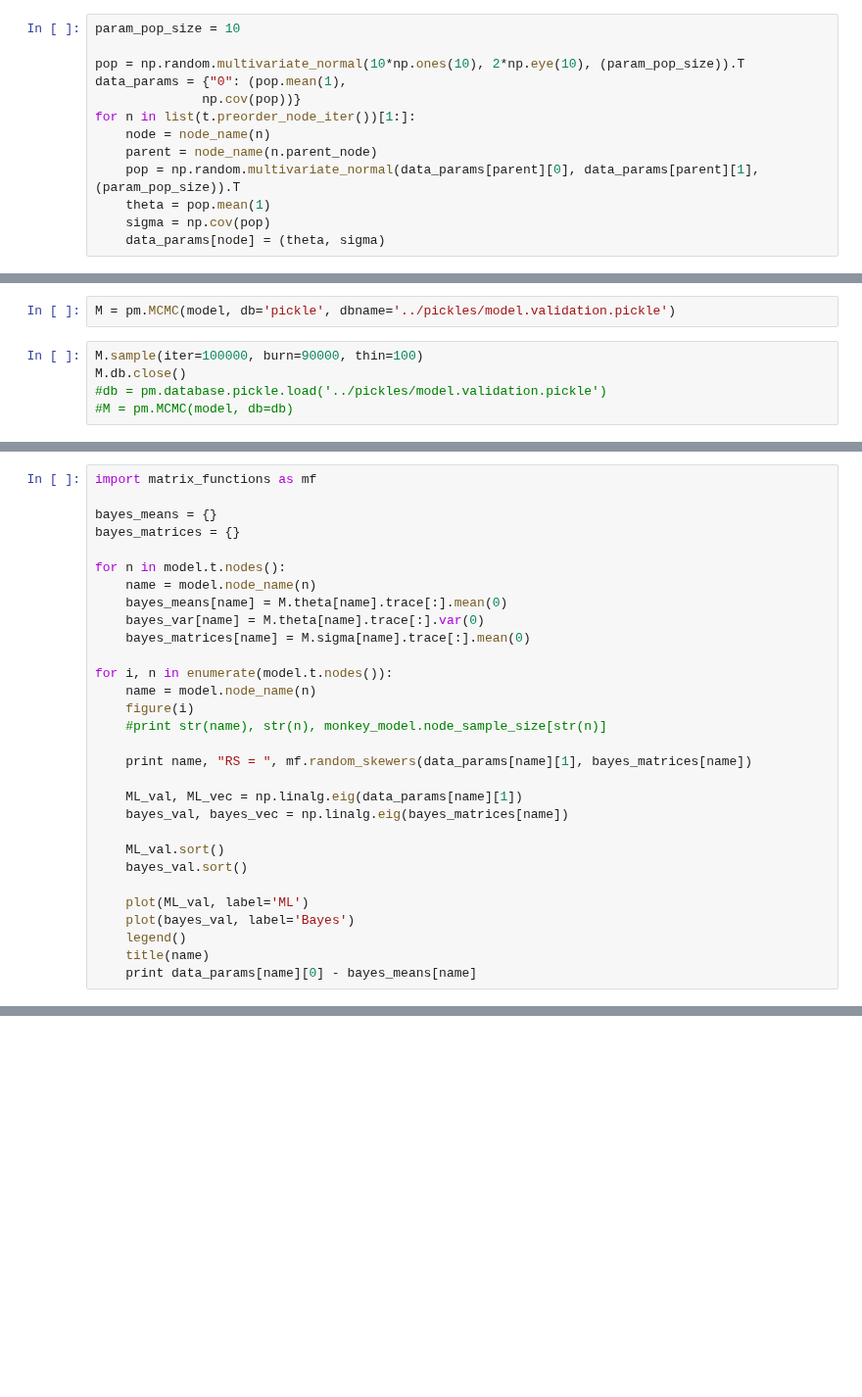
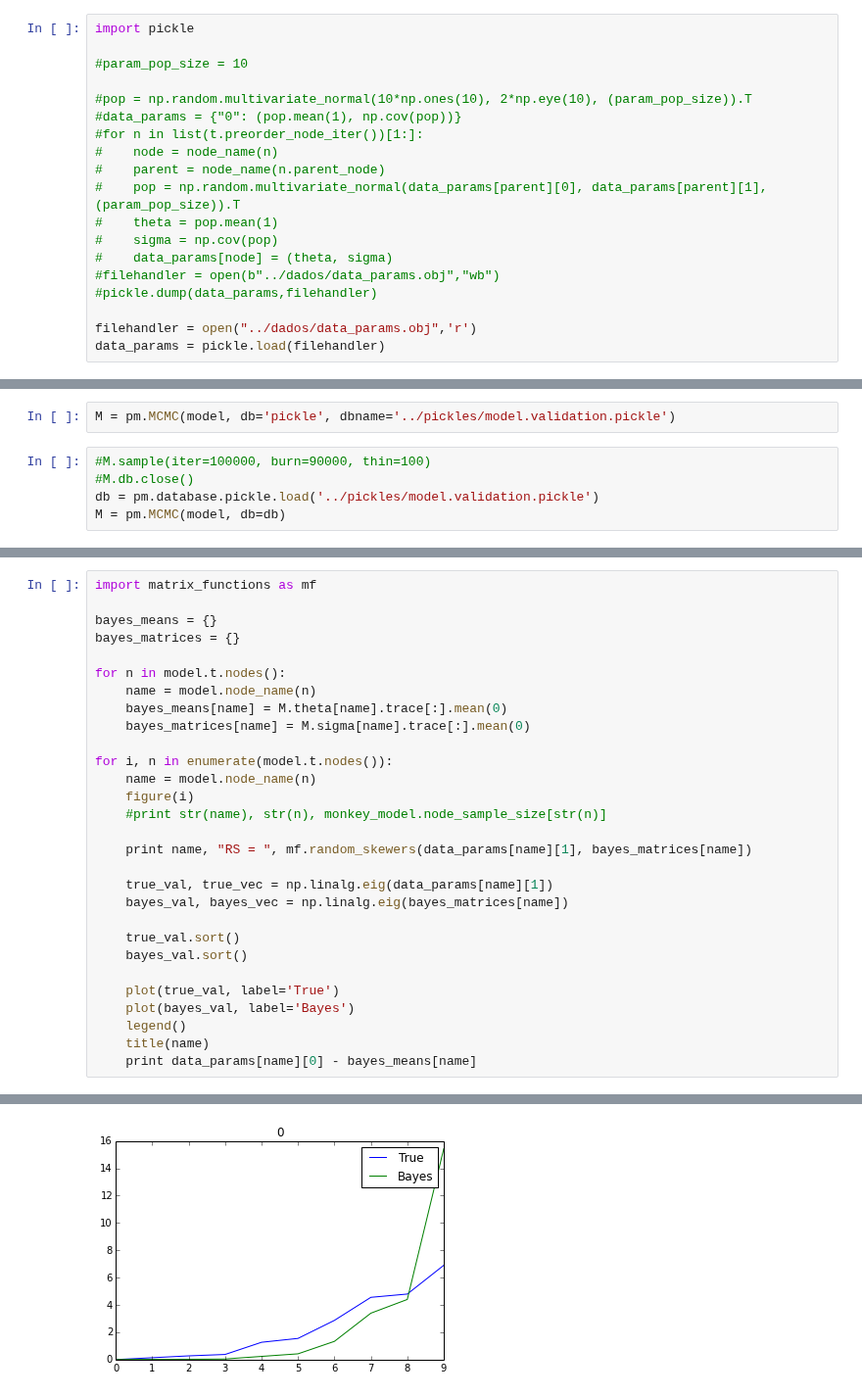
Before and after one commit to diogro/bayesian-cov-estimation, a Jupyter notebook: notebooks/Model Validation.ipynb, the cells around one changed output, grey strips where cells are left out. Shown at 98% size. Drawn from its saved outputs; the diff is of its cells as text; blank space fills up the shorter version.

Commit message:
saving random run for tests

```diff
--- a/notebooks/Model Validation.ipynb
+++ b/notebooks/Model Validation.ipynb
@@ -41,16 +47,22 @@ t.write_to_path("../trees/random_tree.nw", "newick")
 # %%
-param_pop_size = 10
+import pickle
 
-pop = np.random.multivariate_normal(10*np.ones(10), 2*np.eye(10), (param_pop_size)).T
-data_params = {"0": (pop.mean(1),
-              np.cov(pop))}
-for n in list(t.preorder_node_iter())[1:]:
-    node = node_name(n)
-    parent = node_name(n.parent_node)
-    pop = np.random.multivariate_normal(data_params[parent][0], data_params[parent][1], (param_pop_size)).T
-    theta = pop.mean(1)
-    sigma = np.cov(pop)
-    data_params[node] = (theta, sigma)
+#param_pop_size = 10
+
+#pop = np.random.multivariate_normal(10*np.ones(10), 2*np.eye(10), (param_pop_size)).T
+#data_params = {"0": (pop.mean(1), np.cov(pop))}
+#for n in list(t.preorder_node_iter())[1:]:
+#    node = node_name(n)
+#    parent = node_name(n.parent_node)
+#    pop = np.random.multivariate_normal(data_params[parent][0], data_params[parent][1], (param_pop_size)).T
+#    theta = pop.mean(1)
+#    sigma = np.cov(pop)
+#    data_params[node] = (theta, sigma)
+#filehandler = open(b"../dados/data_params.obj","wb")
+#pickle.dump(data_params,filehandler)
+
+filehandler = open("../dados/data_params.obj",'r')
+data_params = pickle.load(filehandler)
 # %%
 import pandas as pd
 
@@ -84,7 +97,7 @@ import model_validation as model
 # %%
 M = pm.MCMC(model, db='pickle', dbname='../pickles/model.validation.pickle')
 # %%
-M.sample(iter=100000, burn=90000, thin=100)
-M.db.close()
-#db = pm.database.pickle.load('../pickles/model.validation.pickle')
-#M = pm.MCMC(model, db=db)
+#M.sample(iter=100000, burn=90000, thin=100)
+#M.db.close()
+db = pm.database.pickle.load('../pickles/model.validation.pickle')
+M = pm.MCMC(model, db=db)
@@ -101,7 +114,6 @@ bayes_matrices = {}
 for n in model.t.nodes():
     name = model.node_name(n)
     bayes_means[name] = M.theta[name].trace[:].mean(0)
-    bayes_var[name] = M.theta[name].trace[:].var(0)
     bayes_matrices[name] = M.sigma[name].trace[:].mean(0)
 
 for i, n in enumerate(model.t.nodes()):
@@ -111,14 +123,15 @@ for i, n in enumerate(model.t.nodes()):
 
     print name, "RS = ", mf.random_skewers(data_params[name][1], bayes_matrices[name])
 
-    ML_val, ML_vec = np.linalg.eig(data_params[name][1])
+    true_val, true_vec = np.linalg.eig(data_params[name][1])
     bayes_val, bayes_vec = np.linalg.eig(bayes_matrices[name])
 
-    ML_val.sort()
+    true_val.sort()
     bayes_val.sort()
 
-    plot(ML_val, label='ML')
+    plot(true_val, label='True')
     plot(bayes_val, label='Bayes')
     legend()
     title(name)
     print data_params[name][0] - bayes_means[name]
+# %% [output]
@@ -124,0 +155 @@ for i, n in enumerate(model.t.nodes()):
+[figure, added]
```
Also changed, not shown: parts of 5 cells of this notebook, 2 other files.
